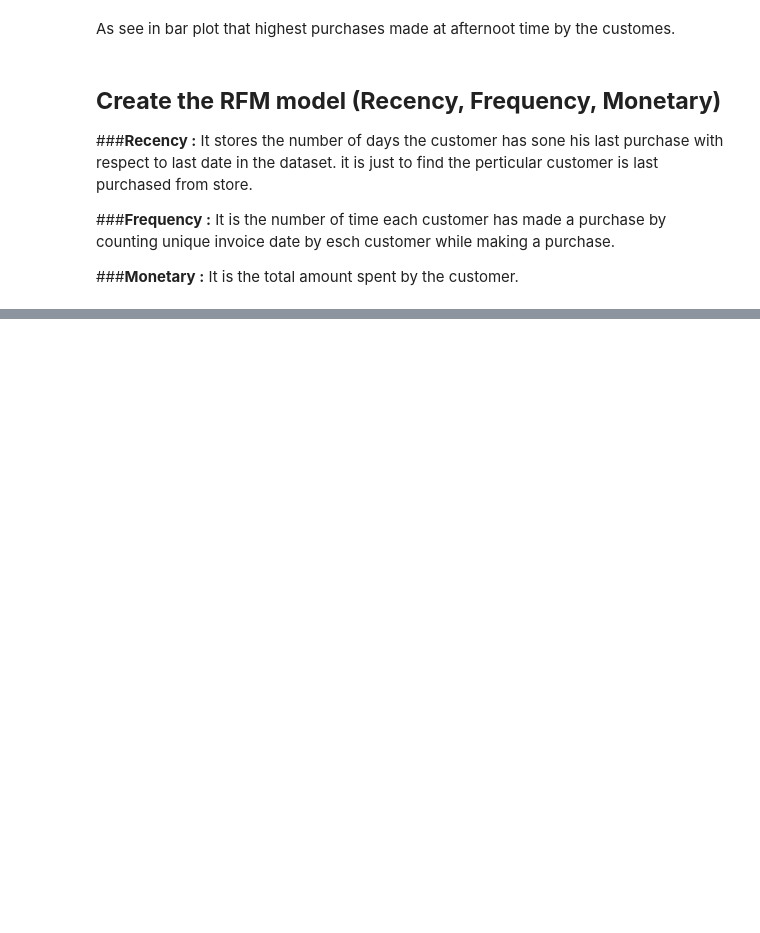
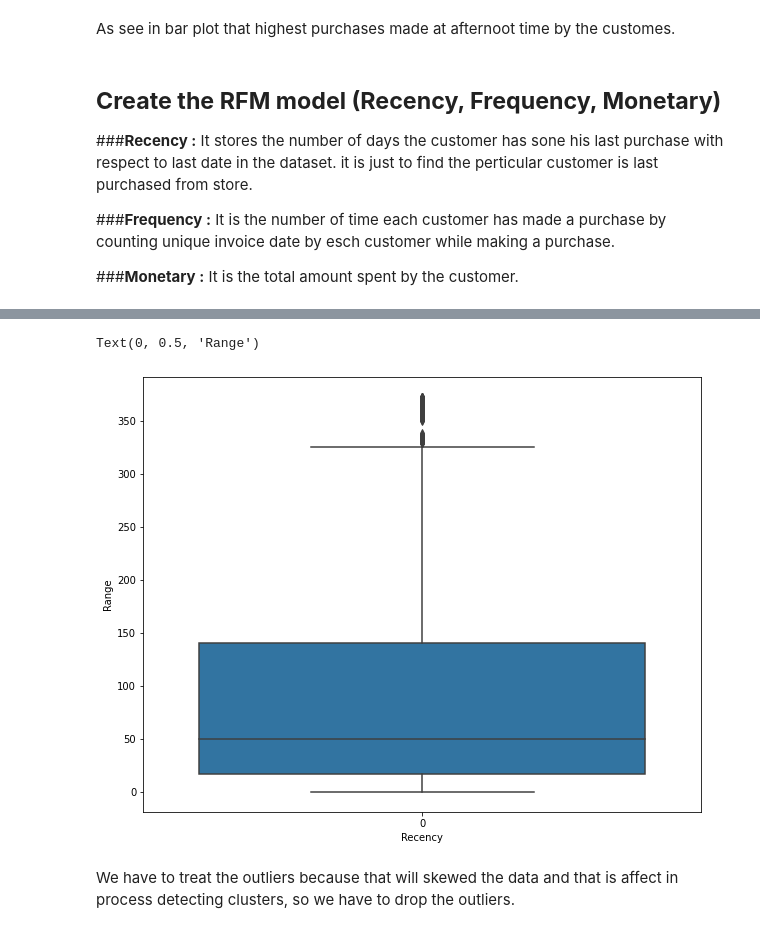
Before and after one commit to milanajudiya/Customer_Segmentation, a Jupyter notebook: Online_Retail_Customer_Segmentation.ipynb, the cells around one changed output, grey strips where cells are left out. Saved outputs shown, nothing was run; the diff lists cells and outputs as text; code cells hidden in the pictures; blank space fills up the shorter version.

```diff
--- a/Online_Retail_Customer_Segmentation.ipynb
+++ b/Online_Retail_Customer_Segmentation.ipynb
@@ -389,0 +545,11 @@ As see in bar plot that highest purchases made at afternoot time by the customes
+# %%
+# boxplote of Recency
+plt.figure(figsize=(10,8))
+sns.boxplot(data = df_rfm["Recency"], orient="v")
+plt.xlabel("Recency")
+plt.ylabel("Range")
+# %% [output]
+Text(0, 0.5, 'Range')
+[figure, added]
+# %% [markdown]
+We have to treat the outliers because that will skewed the data and that is affect in process detecting clusters, so we have to drop the outliers.
```
Also changed, not shown: parts of 18 cells of this notebook.
